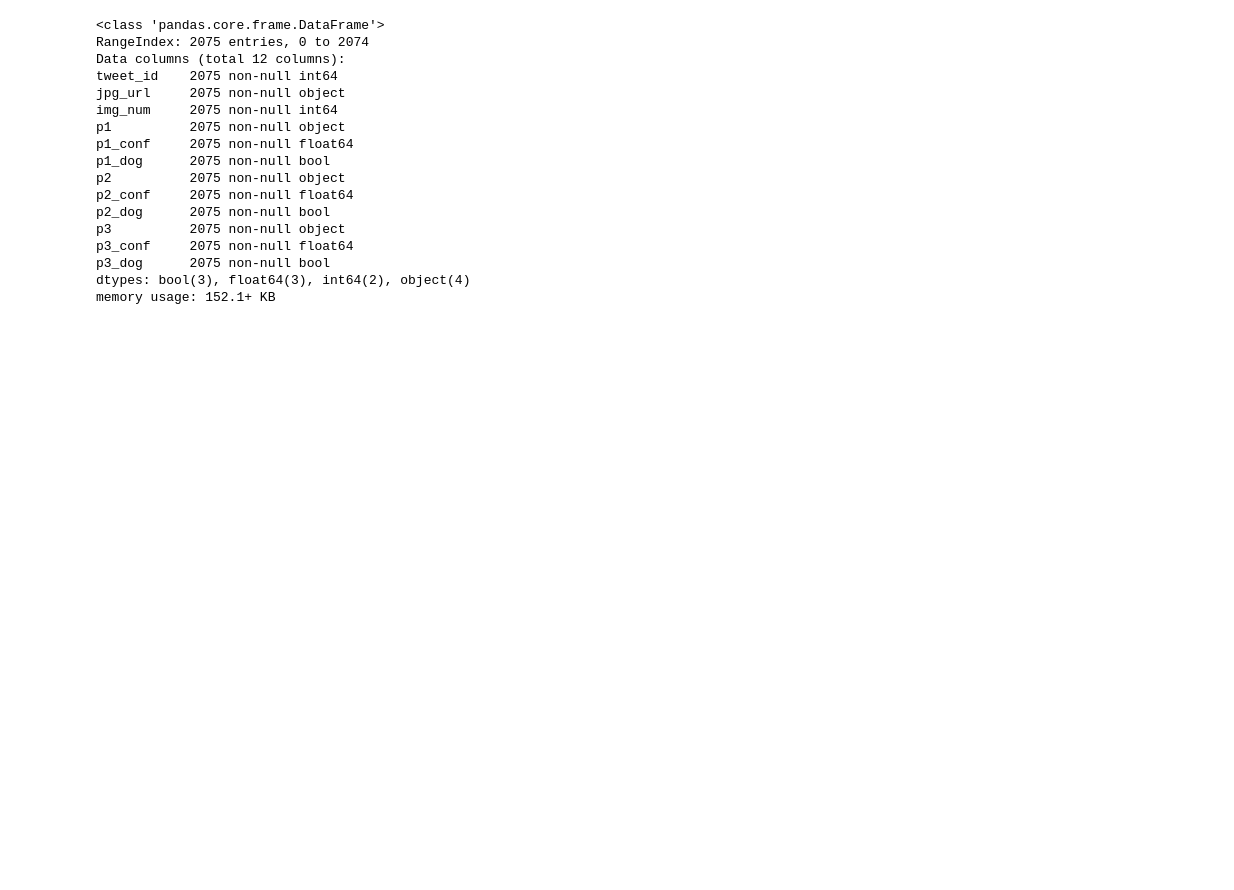
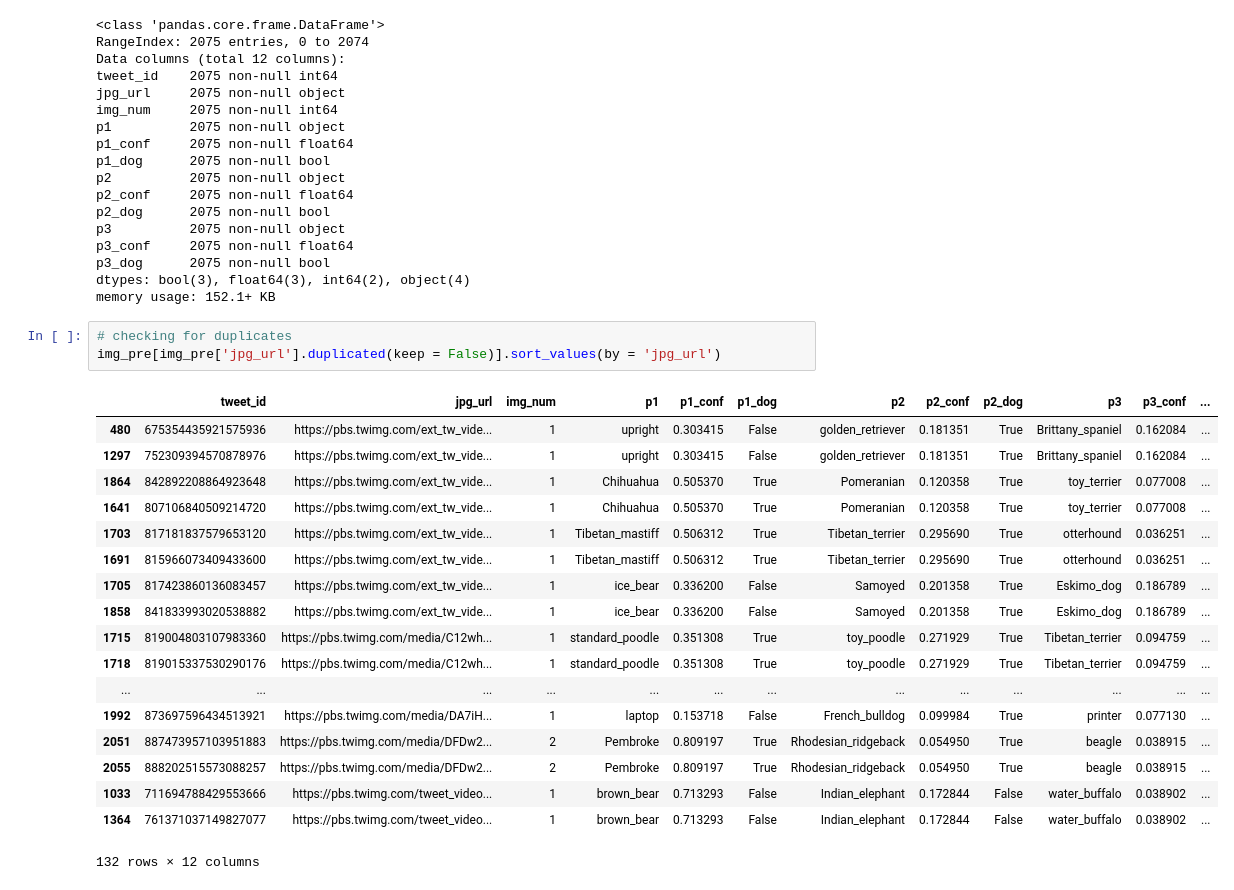
Before and after one commit to saikn85/Wrangle_WeRateDogs, a Jupyter notebook: wrangle_act.ipynb, the cells around one changed output. Cells and saved outputs as stored; diff of their text form; blank space fills up the shorter version.

```diff
--- a/wrangle_act.ipynb
+++ b/wrangle_act.ipynb
@@ -424,6 +424,28 @@ p3_conf     2075 non-null float64
 p3_dog      2075 non-null bool
 dtypes: bool(3), float64(3), int64(2), object(4)
 memory usage: 152.1+ KB
+# %%
+# checking for duplicates
+img_pre[img_pre['jpg_url'].duplicated(keep = False)].sort_values(by = 'jpg_url')
+# %% [output]
+|  | tweet_id | jpg_url | img_num | p1 | p1_conf | p1_dog | p2 | p2_conf | p2_dog | p3 | p3_conf | ... |
+| 480 | 675354435921575936 | https://pbs.twimg.com/ext_tw_vide... | 1 | upright | 0.303415 | False | golden_retriever | 0.181351 | True | Brittany_spaniel | 0.162084 | ... |
+| 1297 | 752309394570878976 | https://pbs.twimg.com/ext_tw_vide... | 1 | upright | 0.303415 | False | golden_retriever | 0.181351 | True | Brittany_spaniel | 0.162084 | ... |
+| 1864 | 842892208864923648 | https://pbs.twimg.com/ext_tw_vide... | 1 | Chihuahua | 0.505370 | True | Pomeranian | 0.120358 | True | toy_terrier | 0.077008 | ... |
+| 1641 | 807106840509214720 | https://pbs.twimg.com/ext_tw_vide... | 1 | Chihuahua | 0.505370 | True | Pomeranian | 0.120358 | True | toy_terrier | 0.077008 | ... |
+| 1703 | 817181837579653120 | https://pbs.twimg.com/ext_tw_vide... | 1 | Tibetan_mastiff | 0.506312 | True | Tibetan_terrier | 0.295690 | True | otterhound | 0.036251 | ... |
+| 1691 | 815966073409433600 | https://pbs.twimg.com/ext_tw_vide... | 1 | Tibetan_mastiff | 0.506312 | True | Tibetan_terrier | 0.295690 | True | otterhound | 0.036251 | ... |
+| 1705 | 817423860136083457 | https://pbs.twimg.com/ext_tw_vide... | 1 | ice_bear | 0.336200 | False | Samoyed | 0.201358 | True | Eskimo_dog | 0.186789 | ... |
+| 1858 | 841833993020538882 | https://pbs.twimg.com/ext_tw_vide... | 1 | ice_bear | 0.336200 | False | Samoyed | 0.201358 | True | Eskimo_dog | 0.186789 | ... |
+| 1715 | 819004803107983360 | https://pbs.twimg.com/media/C12wh... | 1 | standard_poodle | 0.351308 | True | toy_poodle | 0.271929 | True | Tibetan_terrier | 0.094759 | ... |
+| 1718 | 819015337530290176 | https://pbs.twimg.com/media/C12wh... | 1 | standard_poodle | 0.351308 | True | toy_poodle | 0.271929 | True | Tibetan_terrier | 0.094759 | ... |
+| ... | ... | ... | ... | ... | ... | ... | ... | ... | ... | ... | ... | ... |
+| 1992 | 873697596434513921 | https://pbs.twimg.com/media/DA7iH... | 1 | laptop | 0.153718 | False | French_bulldog | 0.099984 | True | printer | 0.077130 | ... |
+| 2051 | 887473957103951883 | https://pbs.twimg.com/media/DFDw2... | 2 | Pembroke | 0.809197 | True | Rhodesian_ridgeback | 0.054950 | True | beagle | 0.038915 | ... |
+| 2055 | 888202515573088257 | https://pbs.twimg.com/media/DFDw2... | 2 | Pembroke | 0.809197 | True | Rhodesian_ridgeback | 0.054950 | True | beagle | 0.038915 | ... |
+| 1033 | 711694788429553666 | https://pbs.twimg.com/tweet_video... | 1 | brown_bear | 0.713293 | False | Indian_elephant | 0.172844 | False | water_buffalo | 0.038902 | ... |
+| 1364 | 761371037149827077 | https://pbs.twimg.com/tweet_video... | 1 | brown_bear | 0.713293 | False | Indian_elephant | 0.172844 | False | water_buffalo | 0.038902 | ... |
+132 rows × 12 columns
 # %% [markdown]
 2. **`image-predictions.tsv`** table
 
```
Also changed, not shown: parts of 1 cell of this notebook.
